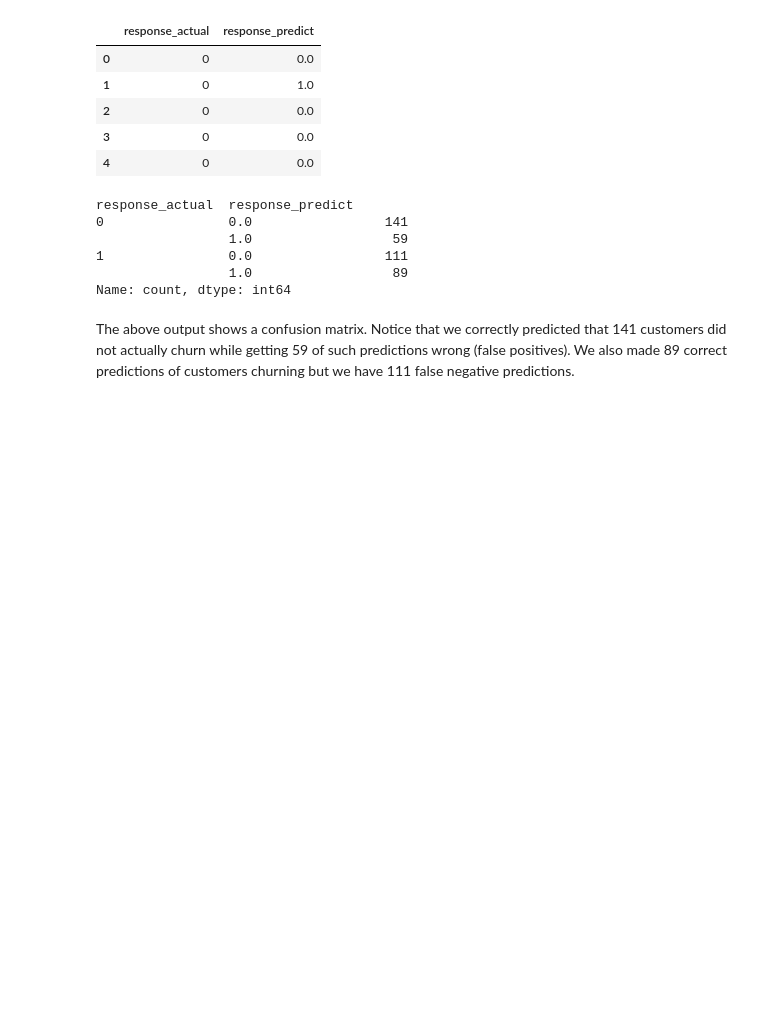
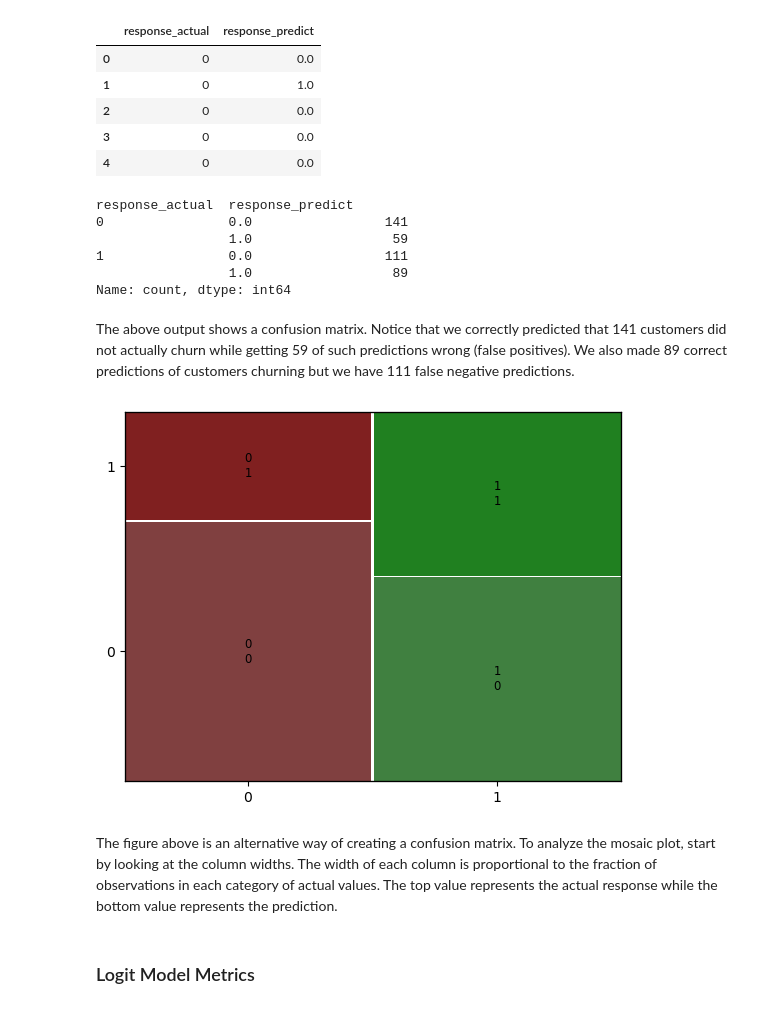
Before and after one commit to drksz/Learning-ML, a Jupyter notebook: LogisticRegression.ipynb, the cells around one changed output. Drawn from its saved outputs; the diff is of its cells as text; code cells hidden in the pictures; blank space fills up the shorter version.

```diff
--- a/LogisticRegression.ipynb
+++ b/LogisticRegression.ipynb
@@ -276,9 +276,19 @@ response_actual  response_predict
 1                0.0                 111
                  1.0                  89
 Name: count, dtype: int64
+# %% [markdown]
+The above output shows a confusion matrix. Notice that we correctly predicted that 141 customers did not actually churn while getting 59 of such predictions wrong (false positives). We also made 89 correct predictions of customers churning but we have 111 false negative predictions.
 # %%
 # The mosaic plot from statsmodels can also be used to
 # visualize the confusion matrix
 from statsmodels.graphics.mosaicplot import mosaic
+
+conf_matrix = churn_logit.pred_table()     # Call pred_table() to get the array
+mosaic(conf_matrix)
+plt.show()
+# %% [output]
+[figure, added]
 # %% [markdown]
-The above output shows a confusion matrix. Notice that we correctly predicted that 141 customers did not actually churn while getting 59 of such predictions wrong (false positives). We also made 89 correct predictions of customers churning but we have 111 false negative predictions.
+The figure above is an alternative way of creating a confusion matrix. To analyze the mosaic plot, start by looking at the column widths. The width of each column is proportional to the fraction of observations in each category of actual values. The top value represents the actual response while the bottom value represents the prediction.
+# %% [markdown]
+### Logit Model Metrics
```
Also changed, not shown: parts of 3 cells of this notebook.
